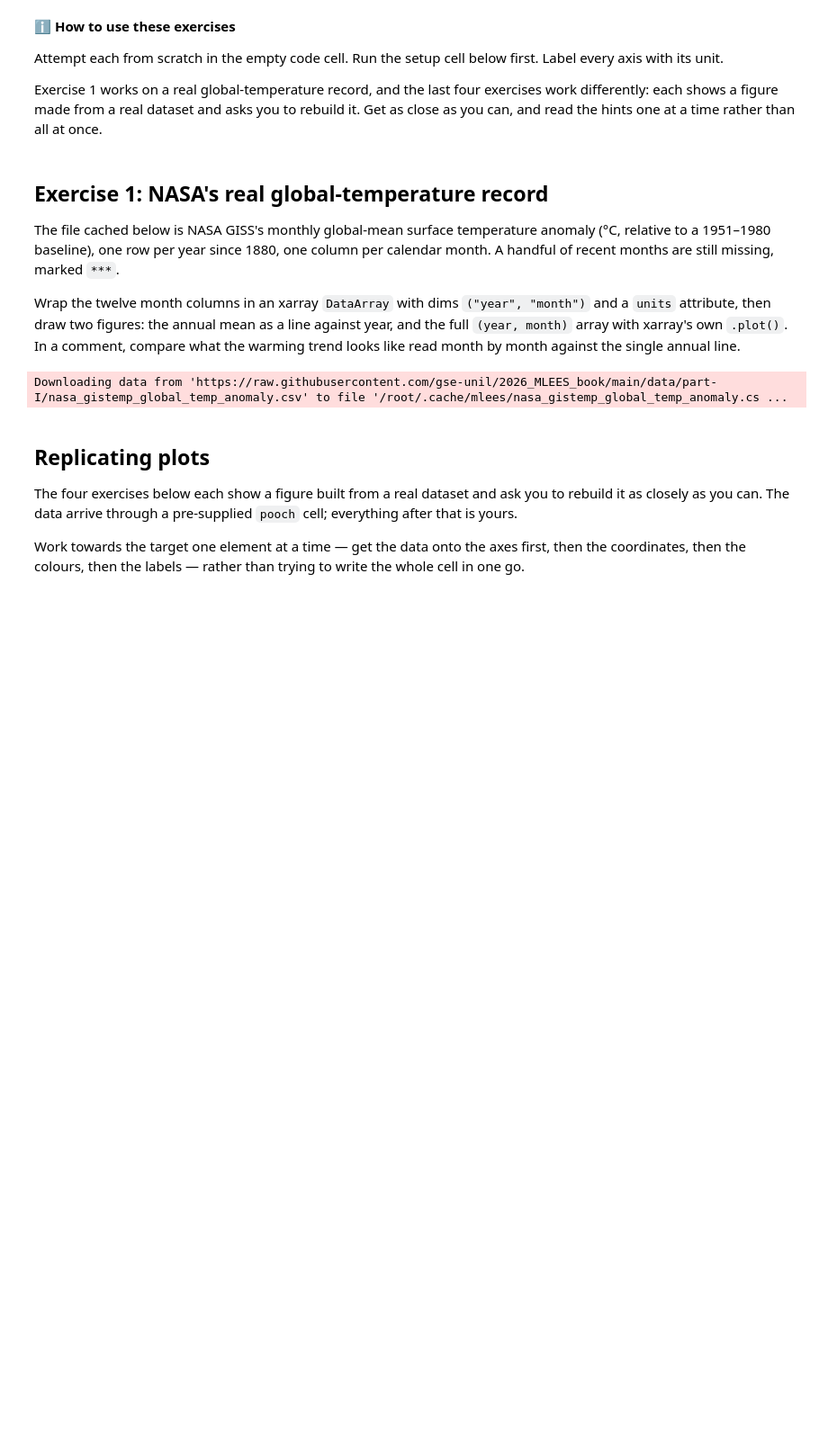
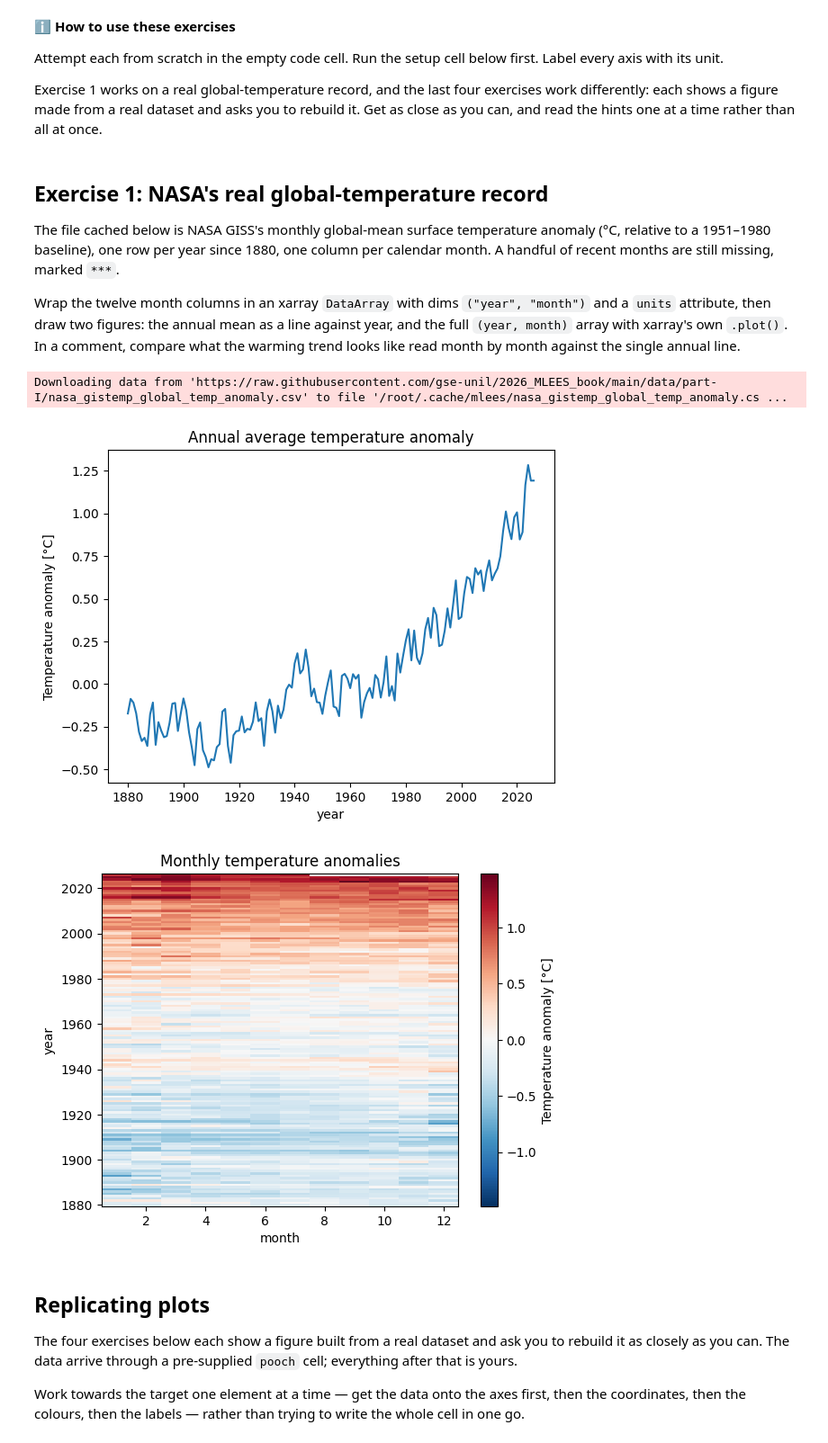
Before and after one commit to dimitriberler/2026_Intro_Python, a Jupyter notebook: live/part-I/FEEDBACK_BERLER_DIMITRIOS_EXERCISE_1_1.4-matplotlib-and-xarray-environmental-exercises.ipynb, the cells around one changed output. Shown at 90% size. Cells and saved outputs as stored; diff of their text form; code cells hidden in the pictures; blank space fills up the shorter version.

```diff
--- a/live/part-I/FEEDBACK_BERLER_DIMITRIOS_EXERCISE_1_1.4-matplotlib-and-xarray-environmental-exercises.ipynb
+++ b/live/part-I/FEEDBACK_BERLER_DIMITRIOS_EXERCISE_1_1.4-matplotlib-and-xarray-environmental-exercises.ipynb
@@ -77,3 +51,46 @@ plt.show()
+# %%
+# This exercise as presented  only has one big challenge that I personnally struggled with and that
+# is the xarray. The way that it's written here just refuses to feel intuitive in my head,
+# making the writing of the xarray data, a bit odd  for me to fully understand it.
+# A huge thing to note for this exercise is that the only reson that I could get it done as
+# fast as I did and with as little help is the fact that there were hints...
+# Without these hints this exercise would've taken substansually more time to complete
+# due to the many small things to take into account that an amateur wouldn't even consider.
+# This list includes, but isn't limited to: missing_values="***", .mean(dim="month"), "units" and "long_name"
+
+# As a side note, I must apologise for only making my repository for this one exercise
+# I am more  used to the Visual  Studio Code interface so I just did everything on that...
+
+import xarray as xr
+
+data = np.genfromtxt(path,skip_header=1,delimiter=",",names=True,missing_values="***",filling_values=np.nan)
+
+temperature = np.column_stack((
+    data["Jan"], data["Feb"], data["Mar"], data["Apr"],
+    data["May"], data["Jun"], data["Jul"], data["Aug"],
+    data["Sep"], data["Oct"], data["Nov"], data["Dec"]))
+
+temp = xr.DataArray(
+    temperature,
+    dims=("year", "month"),
+    coords={
+        "year": data["Year"],
+        "month": np.arange(1, 13)},
+    attrs={
+        "units": "°C",
+        "long_name": "Temperature anomaly"})
+
+annual_mean = temp.mean(dim="month")
+annual_mean.plot.line(x="year")
+plt.title("Annual average temperature anomaly")
+plt.show()
+
+temp.plot()
+plt.title("Monthly temperature anomalies")
+plt.show()
+# %% [output]
+[figure, added]
+[figure, added]
 # %% [markdown]
 ## Replicating plots
 
```
Also changed, not shown: parts of 1 cell of this notebook.
